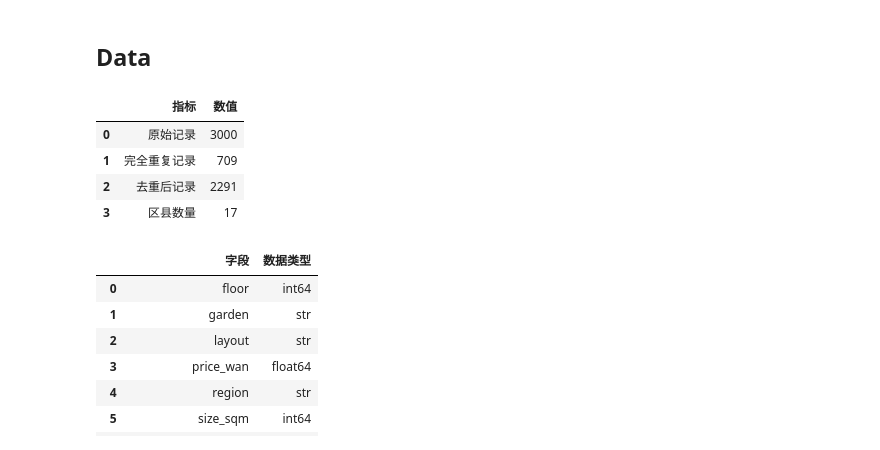
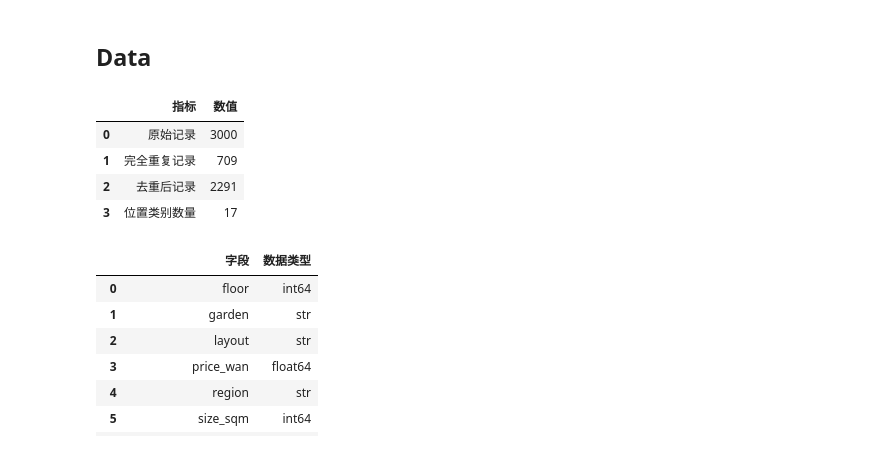
Before and after one commit to xvbohan92-ai/beijing-secondhand-housing-analysis, a Jupyter notebook: notebooks/01_reproducible_analysis.ipynb, the cells around one changed output. Saved outputs shown, nothing was run; the diff lists cells and outputs as text; code cells hidden in the pictures.

Commit message:
Clarify Beijing location categories

```diff
--- a/notebooks/01_reproducible_analysis.ipynb
+++ b/notebooks/01_reproducible_analysis.ipynb
@@ -52,16 +52,16 @@ quality
 ## Data
 # %%
 pd.DataFrame({
-    "指标": ["原始记录", "完全重复记录", "去重后记录", "区县数量"],
+    "指标": ["原始记录", "完全重复记录", "去重后记录", "位置类别数量"],
     "数值": [quality["raw_rows"], quality["removed_exact_duplicate_rows"],
-             quality["clean_rows"], quality["district_count"]],
+             quality["clean_rows"], quality["location_category_count"]],
 })
 # %% [output]
 |  | 指标 | 数值 |
 | 0 | 原始记录 | 3000 |
 | 1 | 完全重复记录 | 709 |
 | 2 | 去重后记录 | 2291 |
-| 3 | 区县数量 | 17 |
+| 3 | 位置类别数量 | 17 |
 # %%
 pd.DataFrame({
     "字段": clean.columns,
```
Also changed, not shown: parts of 2 cells of this notebook, 6 other files.
